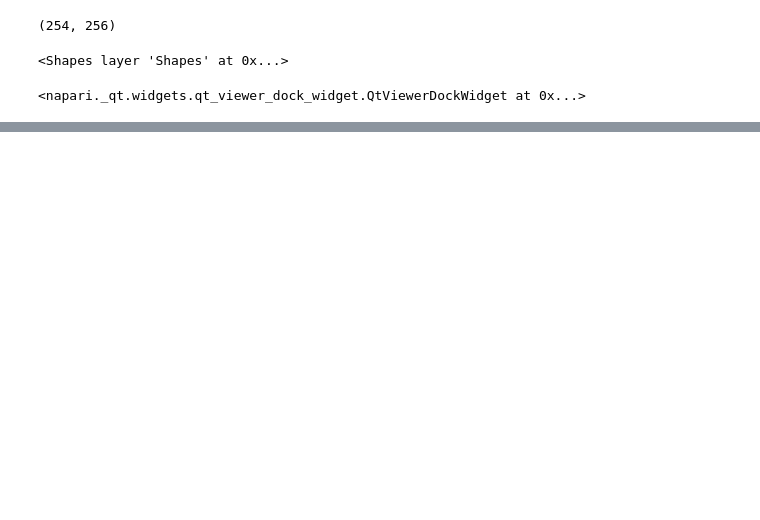
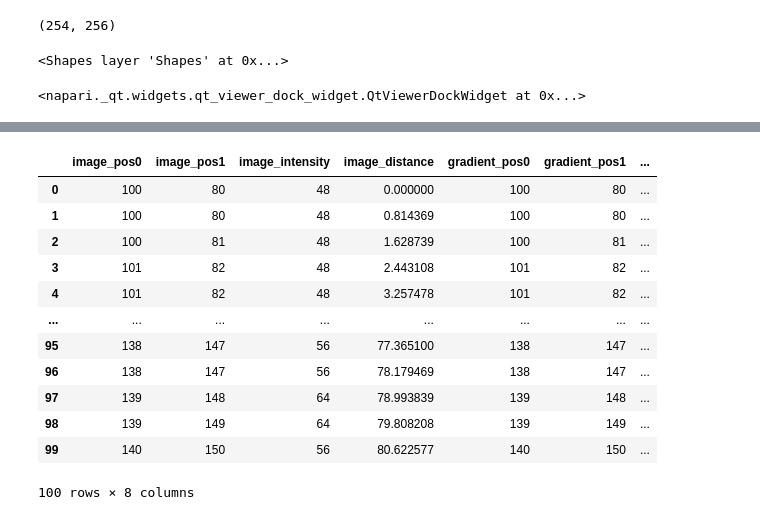
Before and after one commit to haesleinhuepf/napari-plot-profile, a Jupyter notebook: docs/demo.ipynb, the cells around one changed output, grey strips where cells are left out. Saved outputs shown, nothing was run; the diff lists cells and outputs as text; code cells hidden in the pictures; blank space fills up the shorter version.

Commit message:
added to_table() to make results easily accessible from script

```diff
--- a/docs/demo.ipynb
+++ b/docs/demo.ipynb
@@ -40,0 +40,18 @@ WARNING: QMainWindow::saveState(): 'objectName' not set for QDockWidget 0x16fa85
+# %%
+table = profiler.to_table()
+
+pd.DataFrame(table)
+# %% [output]
+|  | image_pos0 | image_pos1 | image_intensity | image_distance | gradient_pos0 | gradient_pos1 | ... |
+| 0 | 100 | 80 | 48 | 0.000000 | 100 | 80 | ... |
+| 1 | 100 | 80 | 48 | 0.814369 | 100 | 80 | ... |
+| 2 | 100 | 81 | 48 | 1.628739 | 100 | 81 | ... |
+| 3 | 101 | 82 | 48 | 2.443108 | 101 | 82 | ... |
+| 4 | 101 | 82 | 48 | 3.257478 | 101 | 82 | ... |
+| ... | ... | ... | ... | ... | ... | ... | ... |
+| 95 | 138 | 147 | 56 | 77.365100 | 138 | 147 | ... |
+| 96 | 138 | 147 | 56 | 78.179469 | 138 | 147 | ... |
+| 97 | 139 | 148 | 64 | 78.993839 | 139 | 148 | ... |
+| 98 | 139 | 149 | 64 | 79.808208 | 139 | 149 | ... |
+| 99 | 140 | 150 | 56 | 80.622577 | 140 | 150 | ... |
+100 rows × 8 columns
```
Also changed, not shown: parts of 3 cells of this notebook, 2 other files.
